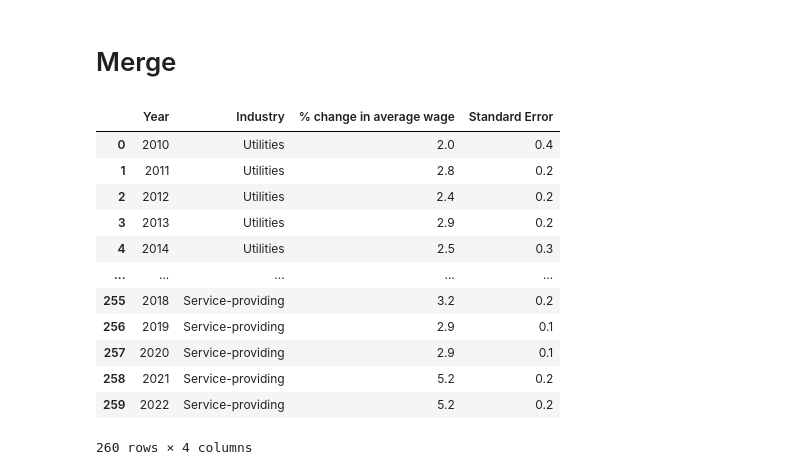
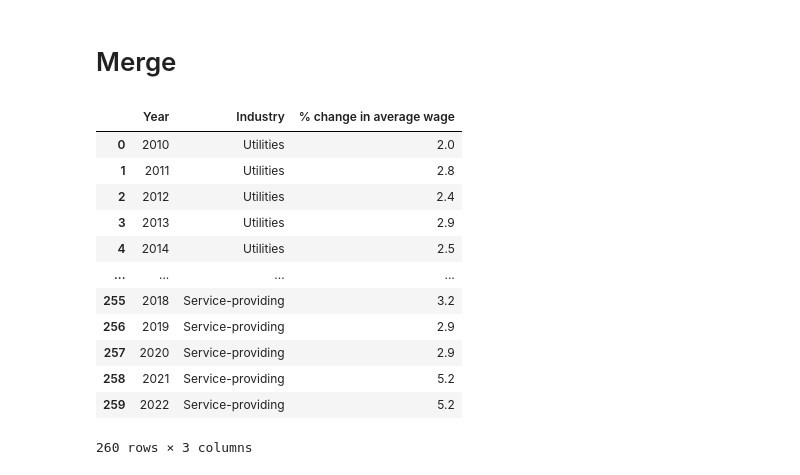
Before and after one commit to andrewschac/stash-ka, a Jupyter notebook: build_sample.ipynb, the cells around one changed output. Drawn from its saved outputs; the diff is of its cells as text; code cells hidden in the pictures.

```diff
--- a/build_sample.ipynb
+++ b/build_sample.ipynb
@@ -166,21 +166,21 @@ This dataset, obtained from the BLS Current Population Survey, provides the comp
 # %%
 # first dropping unecessary WFH and compensation dataframe columns
 
 WFH = WFH[['Year','Industry', 'WFH%']]
 WFH
-compensation = compensation.drop(columns=['Standard Error'])
+compensation = compensation.drop('Standard Error', axis=1)
 compensation
 # %% [output]
-|  | Year | Industry | % change in average wage | Standard Error |
-| 0 | 2010 | Utilities | 2.0 | 0.4 |
-| 1 | 2011 | Utilities | 2.8 | 0.2 |
-| 2 | 2012 | Utilities | 2.4 | 0.2 |
-| 3 | 2013 | Utilities | 2.9 | 0.2 |
-| 4 | 2014 | Utilities | 2.5 | 0.3 |
-| ... | ... | ... | ... | ... |
-| 255 | 2018 | Service-providing | 3.2 | 0.2 |
-| 256 | 2019 | Service-providing | 2.9 | 0.1 |
-| 257 | 2020 | Service-providing | 2.9 | 0.1 |
-| 258 | 2021 | Service-providing | 5.2 | 0.2 |
-| 259 | 2022 | Service-providing | 5.2 | 0.2 |
+|  | Year | Industry | % change in average wage |
+| 0 | 2010 | Utilities | 2.0 |
+| 1 | 2011 | Utilities | 2.8 |
+| 2 | 2012 | Utilities | 2.4 |
+| 3 | 2013 | Utilities | 2.9 |
+| 4 | 2014 | Utilities | 2.5 |
+| ... | ... | ... | ... |
+| 255 | 2018 | Service-providing | 3.2 |
+| 256 | 2019 | Service-providing | 2.9 |
+| 257 | 2020 | Service-providing | 2.9 |
+| 258 | 2021 | Service-providing | 5.2 |
+| 259 | 2022 | Service-providing | 5.2 |
-260 rows × 4 columns
+260 rows × 3 columns
```
Also changed, not shown: parts of 3 cells of this notebook.
